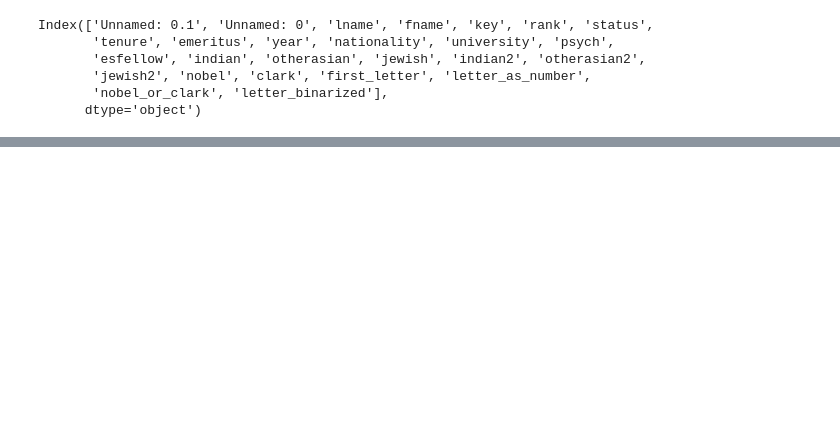
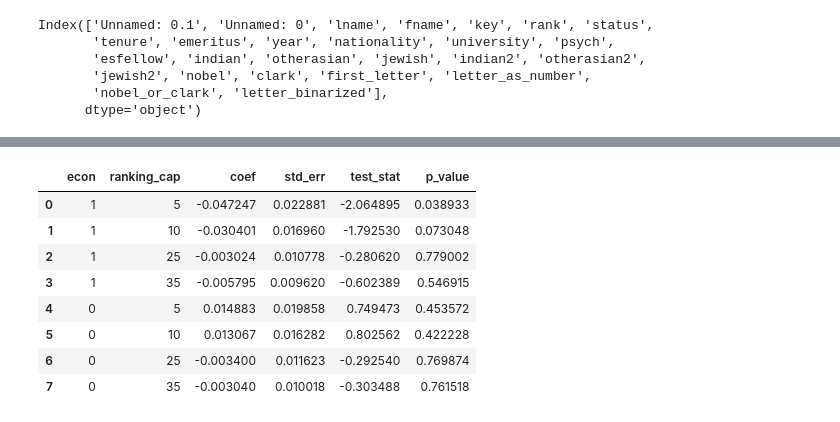
Before and after one commit to silva-cole/ecma31350-final-project, a Jupyter notebook: code/Double ML Modeling.ipynb, the cells around one changed output, grey strips where cells are left out. Cells and saved outputs as stored; diff of their text form; code cells hidden in the pictures; blank space fills up the shorter version.

```diff
--- a/code/Double ML Modeling.ipynb
+++ b/code/Double ML Modeling.ipynb
@@ -294,0 +281,17 @@ results_df
+# %%
+d = {'econ': [], 'ranking_cap': [],
+           'coef': [], 'std_err': [],
+           'test_stat': [], 'p_value': []}
+for psych in [0,1]:
+    for ranking_cap in [5, 10, 25, 35]:
+        mod = smf.logit('tenure ~ letter_as_number + indian + otherasian + jewish + rank', \
+                data=faculty_df[(faculty_df['psych'] == psych) & (faculty_df['rank'] <= ranking_cap)]).fit()
+
+        d['econ'].append(1 - psych)
+        d['ranking_cap'].append(ranking_cap)
+        d['coef'].append(mod.params[1])
+        d['std_err'].append(mod.bse[1])
+        d['test_stat'].append(mod.tvalues[1])
+        d['p_value'].append(mod.pvalues[1])
+
+results_df_logit_asnum = pd.DataFrame(d)
@@ -294,0 +316,12 @@ results_df
+# %%
+results_df_logit_asnum
+# %% [output]
+|  | econ | ranking_cap | coef | std_err | test_stat | p_value |
+| 0 | 1 | 5 | -0.047247 | 0.022881 | -2.064895 | 0.038933 |
+| 1 | 1 | 10 | -0.030401 | 0.016960 | -1.792530 | 0.073048 |
+| 2 | 1 | 25 | -0.003024 | 0.010778 | -0.280620 | 0.779002 |
+| 3 | 1 | 35 | -0.005795 | 0.009620 | -0.602389 | 0.546915 |
+| 4 | 0 | 5 | 0.014883 | 0.019858 | 0.749473 | 0.453572 |
+| 5 | 0 | 10 | 0.013067 | 0.016282 | 0.802562 | 0.422228 |
+| 6 | 0 | 25 | -0.003400 | 0.011623 | -0.292540 | 0.769874 |
+| 7 | 0 | 35 | -0.003040 | 0.010018 | -0.303488 | 0.761518 |
```
Also changed, not shown: parts of 8 cells of this notebook.
